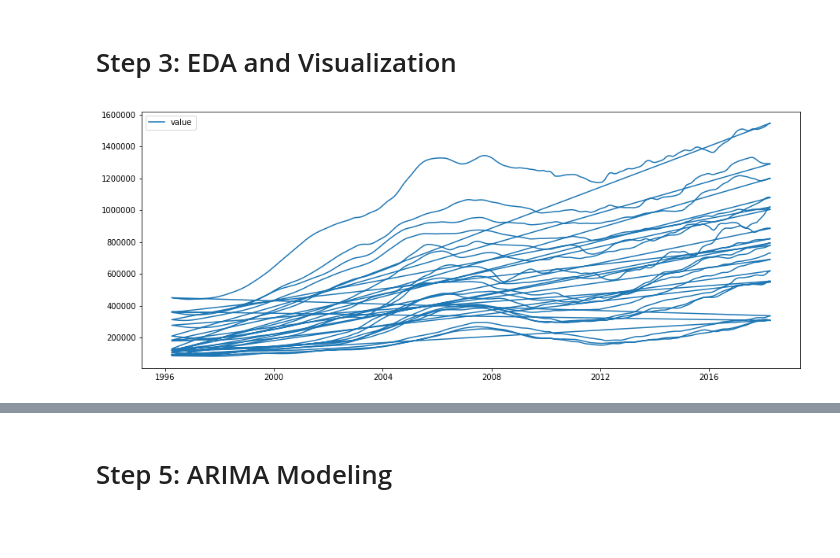
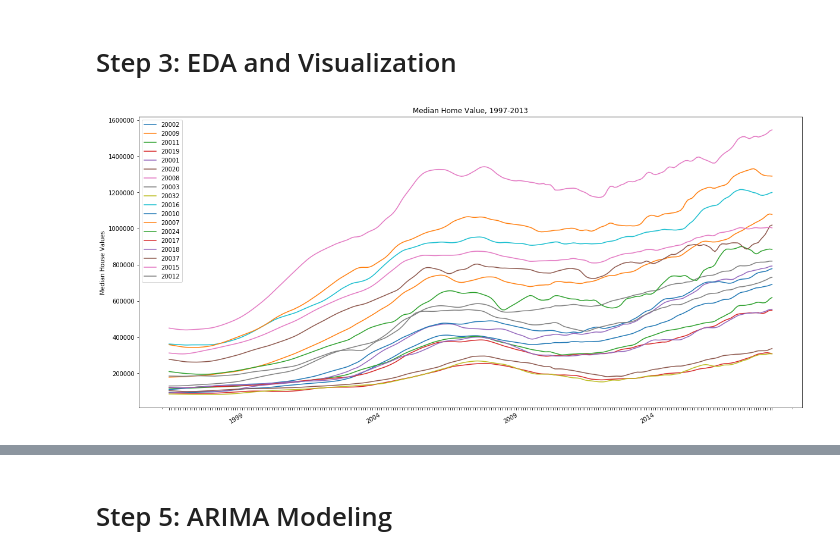
Before and after one commit to slmcamis/dsc-mod-4-project-online-ds-ft-051319, a Jupyter notebook: mod_4_starter_notebook.ipynb, the cells around one changed output, grey strips where cells are left out. Drawn from its saved outputs; the diff is of its cells as text; code cells hidden in the pictures; blank space fills up the shorter version.

```diff
--- a/mod_4_starter_notebook.ipynb
+++ b/mod_4_starter_notebook.ipynb
@@ -103,3 +81,0 @@ df_tx.head()
-# %%
-df_dc = df[df.State == 'DC']
-df_dc.head()
@@ -204,7 +257,33 @@ melt_dc.shape
 #matplotlib.rc('font', **font)
 
 # NOTE: if you visualizations are too cluttered to read, try calling 'plt.gcf().autofmt_xdate()'!
-# %%
-plt.plot(melt_dc.Time, melt_dc.value)
-# %% [output]
-[figure, removed]
+# %%
+def plot_time_series(df, name=None, legend=None):
+    # Instantiate a figure object.
+    plt.figure()
+    if not legend:
+        legend = list(df['RegionName'])
+    # Enumerate through each row in the dataframe passed in. Each row is a different zipcode.
+    for ind, row in df.iterrows():
+        # Get the median housing value data for the date ranges we want and store in a Series object
+        data = pd.Series(row.iloc[7:])
+        # Set the appropriate datetimes for data as the index for our data series
+        data.index = pd.to_datetime(df.columns[7:])
+        # Plot data for current zipcode on figure we instantiated on line 4. Set xticks to corresponding datetimes
+        # Also make the figure large, so that we can read it more easily
+        ax = data.plot(figsize=(20, 10), xticks=df.columns[7:])
+        # add a label
+        plt.ylabel("Median House Values")
+        # let matplootlib autoformat the datetimes for the xticks
+        plt.gcf().autofmt_xdate()
+        # If name of city was provided, use it to set title of plot
+        if name:
+            plt.title("Median Home Value by Zip Code in {} from 1997-2013".format(name))
+        else:
+            plt.title("Median Home Value, 1997-2013")
+    plt.legend(legend)
+    plt.show()
+# %%
+plot_time_series(df_dc)
+# %% [output]
+[figure, added]
```
Also changed, not shown: parts of 45 cells of this notebook, 5 other files.
